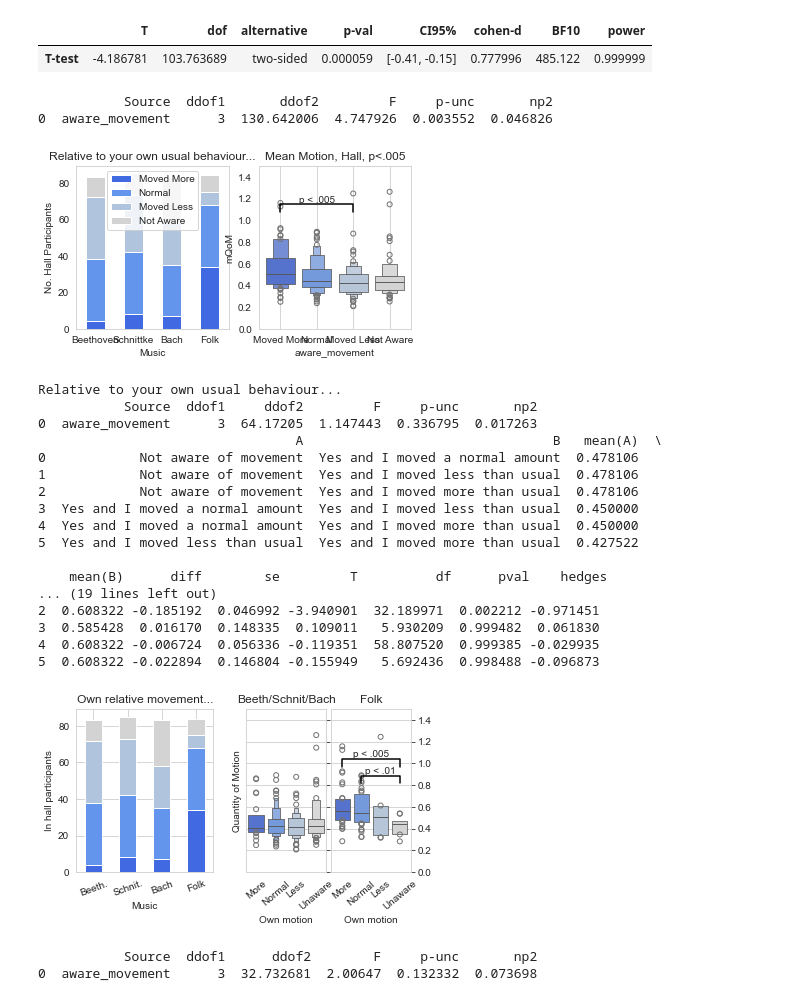
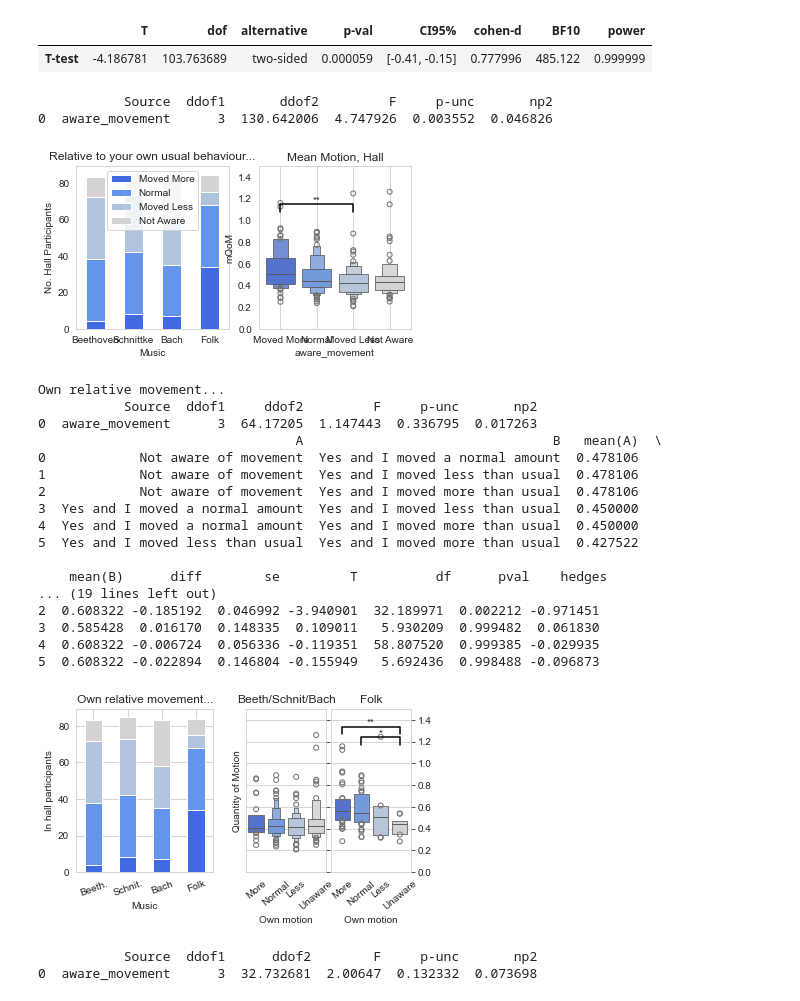
Before and after one commit to finn42/MusicLabCopen_AudienceMotion, a Jupyter notebook: Audience_Motion_Averages_Summary.ipynb, the cells around one changed output. Saved outputs shown, nothing was run; the diff lists cells and outputs as text; code cells hidden in the pictures.

```diff
--- a/Audience_Motion_Averages_Summary.ipynb
+++ b/Audience_Motion_Averages_Summary.ipynb
@@ -349,7 +287,7 @@ ori_aud_df.iloc[:5,:]
 ev_tags = ['Beethoven','Schnittke','Bach','Folk','Survey','Speech','Clapping']
 df = pd.DataFrame(index = ev_tags,columns = ori_aud_df.columns)
 for ev_tag in ev_tags:
-    MTs = Main_concert_times.loc[Main_concert_times['Event'].str.startswith(ev_tag),:]
+    MTs = Main_concert_times.query('Sections==@ev_tag and Event_Duration > @minDur')
     sigs = []
     for i,r in MTs.iterrows():
          sigs.append(ori_aud_df.loc[r['Time_s']:r['Time_s']+r['Event_Duration'],:].copy())
@@ -1074,18 +965,11 @@ ax2.set_xticklabels(short_responses)
 
 ac = pg.pairwise_gameshowell(dv=tag_m,between = tag_Q,data=mm_df_Hall)
 ls = pd.Series(response_order)
-a = ac.loc[ac.pval<0.005,:]
-ac = ac.loc[ac.pval>=0.005,:]
-if len(a)>0:
-    for i,row in a.iterrows():
-        am.barplot_annotate_brackets(ls.loc[ls==row['A']].index[0], ls.loc[ls==row['B']].index[0], 'p < .005',[0,1,2,3], [1,1,1,1], yerr=None, dh=.05, barh=.05, fs=None, maxasterix=None)
-a = ac.loc[ac.pval<0.05,:]
-if len(a)>0:
-    for i,row in a.iterrows():
-        am.barplot_annotate_brackets(ls.loc[ls==row['A']].index[0], ls.loc[ls==row['B']].index[0], 'p < .05',[0,1,2,3], [1,1,1,1], yerr=None, dh=.05, barh=.05, fs=None, maxasterix=None)
+for i,row in ac.iterrows():
+    if row.pval<0.05:
+        am.barplot_annotate_brackets(ls.loc[ls==row['A']].index[0], ls.loc[ls==row['B']].index[0], row.pval,[0,1,2,3], [1,1,1,1], yerr=None, dh=.05, barh=.05, fs=None, maxasterix=None)
 
-
-ax2.set_title('Mean Motion, Hall, p<.005')
+ax2.set_title('Mean Motion, Hall')
 ax2.set_ylim([0,1.5])
 ax2.grid()
 plt.savefig('./plots/body_move_A_R_qom.png',bbox_inches = 'tight',dpi = 196)
@@ -1093,7 +977,7 @@ plt.show()
 # %% [output]
            Source  ddof1       ddof2         F     p-unc       np2
 0  aware_movement      3  130.642006  4.747926  0.003552  0.046826
-[figure, old version]
+[figure, new version]
 # %%
 print(QuT)
 QuT = 'Own relative movement...'
@@ -1138,21 +1022,9 @@ sns.boxenplot(x = tag_Q,y = tag_m, hue=tag_Q,legend=False, palette=my_pal,order
 ac = pg.pairwise_gameshowell(dv=tag_m,between = tag_Q,data=mm_df_less)
 print(ac)
 ls = pd.Series(response_order)
-a = ac.loc[ac.pval<0.005,:]
-ac = ac.loc[ac.pval>=0.005,:].copy()
-if len(a)>0:
-    for i,row in a.iterrows():
-        barplot_annotate_brackets(ls.loc[ls==row['A']].index[0], ls.loc[ls==row['B']].index[0], 'p < .005',[0,1,2,3], [1,1,1,1], yerr=None, dh=.05, barh=.05, fs=None, maxasterix=None)
-a = ac.loc[ac.pval<0.01,:]
-ac = ac.loc[ac.pval>=0.01,:].copy()
-if len(a)>0:
-    for i,row in a.iterrows():
-        barplot_annotate_brackets(ls.loc[ls==row['A']].index[0], ls.loc[ls==row['B']].index[0], 'p < .01',[0,1,2,3], [1,1,1,1], yerr=None, dh=.05, barh=.05, fs=None, maxasterix=None)
-a = ac.loc[ac.pval<0.05,:]
-if len(a)>0:
-    for i,row in a.iterrows():
-        barplot_annotate_brackets(ls.loc[ls==row['A']].index[0], ls.loc[ls==row['B']].index[0], 'p < .05',[0,1,2,3], [1,1,1,1], yerr=None, dh=.05, barh=.05, fs=None, maxasterix=None)
-
+for i,row in ac.iterrows():
+    if row.pval<0.05:
+        am.barplot_annotate_brackets(ls.loc[ls==row['A']].index[0], ls.loc[ls==row['B']].index[0], row.pval,[0,1,2,3], [1,1,1,1], yerr=None, dh=.05, barh=.05, fs=None, maxasterix=None)
 
 ax2.set_ylim([0,1.5])
 ax2.yaxis.tick_right()
@@ -1174,55 +1046,40 @@ sns.boxenplot(x = tag_Q,y = tag_m, hue=tag_Q,legend=False, palette=my_pal,order
 ac = pg.pairwise_gameshowell(dv=tag_m,between = tag_Q,data=mm_df_Folk)
 print(ac)
 ls = pd.Series(response_order)
-a = ac.loc[ac.pval<0.005,:]
-ac = ac.loc[ac.pval>=0.005,:].copy()
-k = 0
-if len(a)>0:
-    for i,row in a.iterrows():
-        barplot_annotate_brackets(ls.loc[ls==row['A']].index[0], ls.loc[ls==row['B']].index[0], 'p < .005',[0,1,2,3],(0.9-0.15*k)*np.array([1,1,1,1]), yerr=None, dh=.05, barh=.05, fs=None, maxasterix=None)
-        k+=1
-a = ac.loc[ac.pval<0.01,:]
-ac = ac.loc[ac.pval>=0.01,:].copy()
-if len(a)>0:
-    for i,row in a.iterrows():
-        barplot_annotate_brackets(ls.loc[ls==row['A']].index[0], ls.loc[ls==row['B']].index[0], 'p < .01',[0,1,2,3],(0.9-0.15*k)*np.array([1,1,1,1]), yerr=None, dh=.05, barh=.05, fs=None, maxasterix=None)
-        k+=1
-a = ac.loc[ac.pval<0.05,:]
-if len(a)>0:
-    for i,row in a.iterrows():
-        barplot_annotate_brackets(ls.loc[ls==row['A']].index[0], ls.loc[ls==row['B']].index[0], 'p < .05',[0,1,2,3],(0.9-0.15*k)*np.array([1,1,1,1]), yerr=None, dh=.05, barh=.05, fs=None, maxasterix=None)
-        k+=1
+for i,row in ac.iterrows():
+    if row.pval<0.05:
+        am.barplot_annotate_brackets(ls.loc[ls==row['A']].index[0], ls.loc[ls==row['B']].index[0], row.pval,[0,1,2,3], [1.2,1.1,1.0,0.9], yerr=None, dh=.05, barh=.05, fs=None, maxasterix=None)
 
 ax3.set_xticks([0,1,2,3])
 ax3.set_xticklabels(short_responses,rotation=40)
 ax3.set_ylim([0,1.5])
 ax3.set_ylabel('')
 ax3.set_xlabel('Own motion')
 ax3.yaxis.tick_right()
 ax3.set_title('Folk')
 # ax3.grid()
 plt.savefig('./Plots/body_move_A_R_qom_less.png',bbox_inches = 'tight',dpi = 196)
 
 plt.show()
 # %% [output]
-Relative to your own usual behaviour...
+Own relative movement...
            Source  ddof1     ddof2         F     p-unc       np2
 0  aware_movement      3  64.17205  1.147443  0.336795  0.017263
                                  A                                B   mean(A)  \
 0            Not aware of movement  Yes and I moved a normal amount  0.478106
 1            Not aware of movement  Yes and I moved less than usual  0.478106
 2            Not aware of movement  Yes and I moved more than usual  0.478106
 3  Yes and I moved a normal amount  Yes and I moved less than usual  0.450000
 4  Yes and I moved a normal amount  Yes and I moved more than usual  0.450000
 5  Yes and I moved less than usual  Yes and I moved more than usual  0.427522
 
     mean(B)      diff        se         T          df      pval    hedges
 ... (19 lines left out)
 2  0.608322 -0.185192  0.046992 -3.940901  32.189971  0.002212 -0.971451
 3  0.585428  0.016170  0.148335  0.109011   5.930209  0.999482  0.061830
 4  0.608322 -0.006724  0.056336 -0.119351  58.807520  0.999385 -0.029935
 5  0.608322 -0.022894  0.146804 -0.155949   5.692436  0.998488 -0.096873
-[figure, old version]
+[figure, new version]
 # %%
 sub_V = sub_Q.loc[sub_Q['ParticipantCode'].str.startswith('B'),:].copy()
 # %%
```
Also changed, not shown: parts of 22 cells of this notebook, 21 other files.
